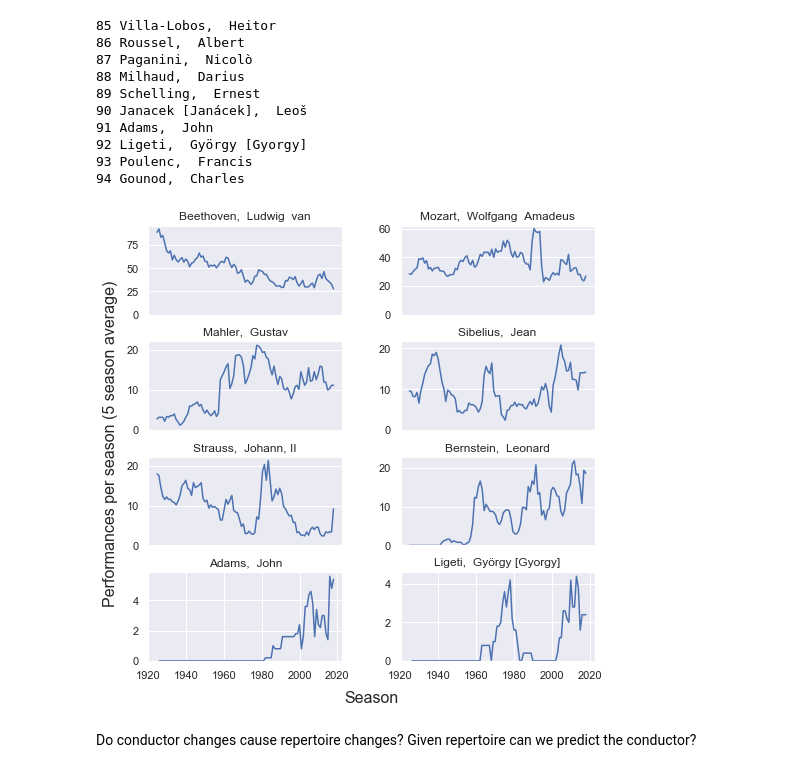
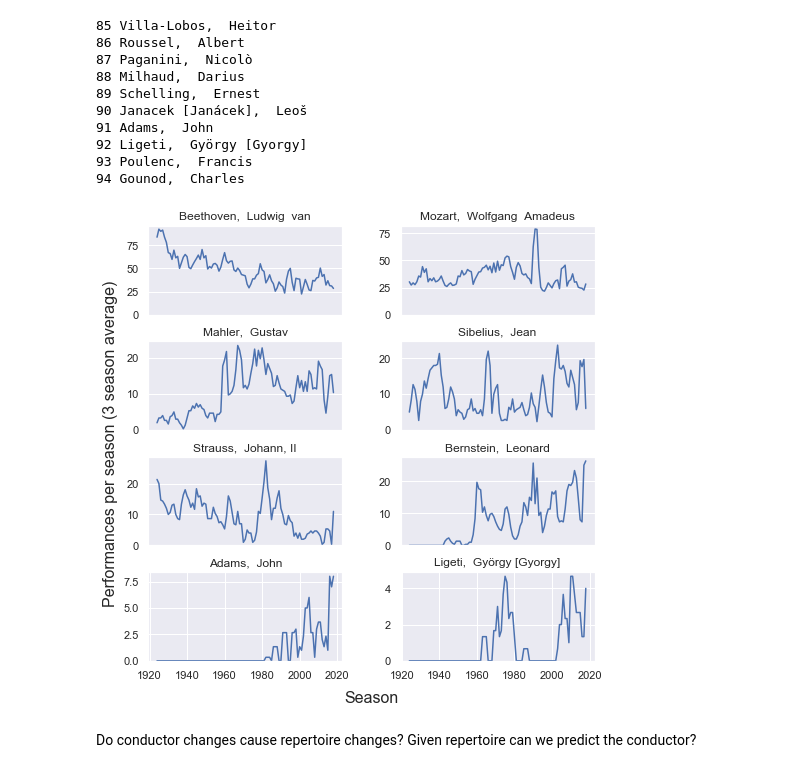
Before and after one commit to physinet/NY-Phil-EDA, a Jupyter notebook: EDA.ipynb, the cells around one changed output. Drawn from its saved outputs; the diff is of its cells as text; code cells hidden in the pictures.

```diff
--- a/EDA.ipynb
+++ b/EDA.ipynb
@@ -725,29 +725,29 @@ composer_indices = [0, 1, 16, 18, 19, 23, 91, 92]
 # %%
 df_num = num_performances.unstack().fillna(0)
 composers = df.composerName.value_counts()
 df_num = df_num.reindex(index=composers.index)
 
 fig, axes = plt.subplots(4,2, figsize=(8,8))
 ax0 = fig.add_subplot(111, frameon=False)
 ax0.grid(False)
 ax0.set_xlabel('Season', labelpad=30, fontsize=16)
-ax0.set_ylabel('Performances per season (5 season average)', labelpad=30, fontsize=16)
+ax0.set_ylabel('Performances per season (3 season average)', labelpad=30, fontsize=16)
 ax0.set_yticks([])
 ax0.set_xticks([])
 
 ax = axes.flatten()
 for i, idx in enumerate(composer_indices):
-    ax[i].plot(df_num.iloc[idx].rolling(5).mean())
+    ax[i].plot(df_num.iloc[idx].rolling(3).mean())
     ax[i].set_title(df_num.iloc[idx].name)
     ax[i].set_ylim(0)
     ax[i].set_xticks([])
 
 
 for j in range(2):
     axes[-1, j].set_xticks([1920, 1940, 1960, 1980, 2000, 2020])
 
 fig.subplots_adjust(wspace=0.3, hspace=0.3)
 # %% [output]
-[figure, old version]
+[figure, new version]
 # %% [markdown]
 Do conductor changes cause repertoire changes? Given repertoire can we predict the conductor?
```
Also changed, not shown: parts of 5 cells of this notebook.
